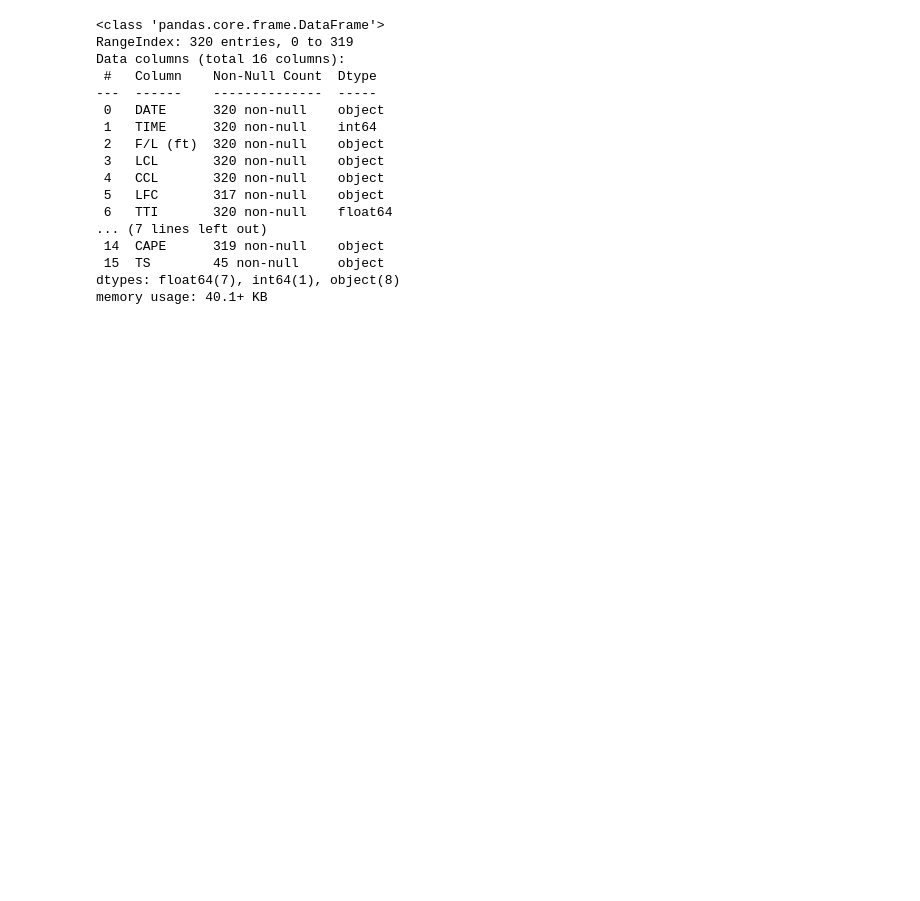
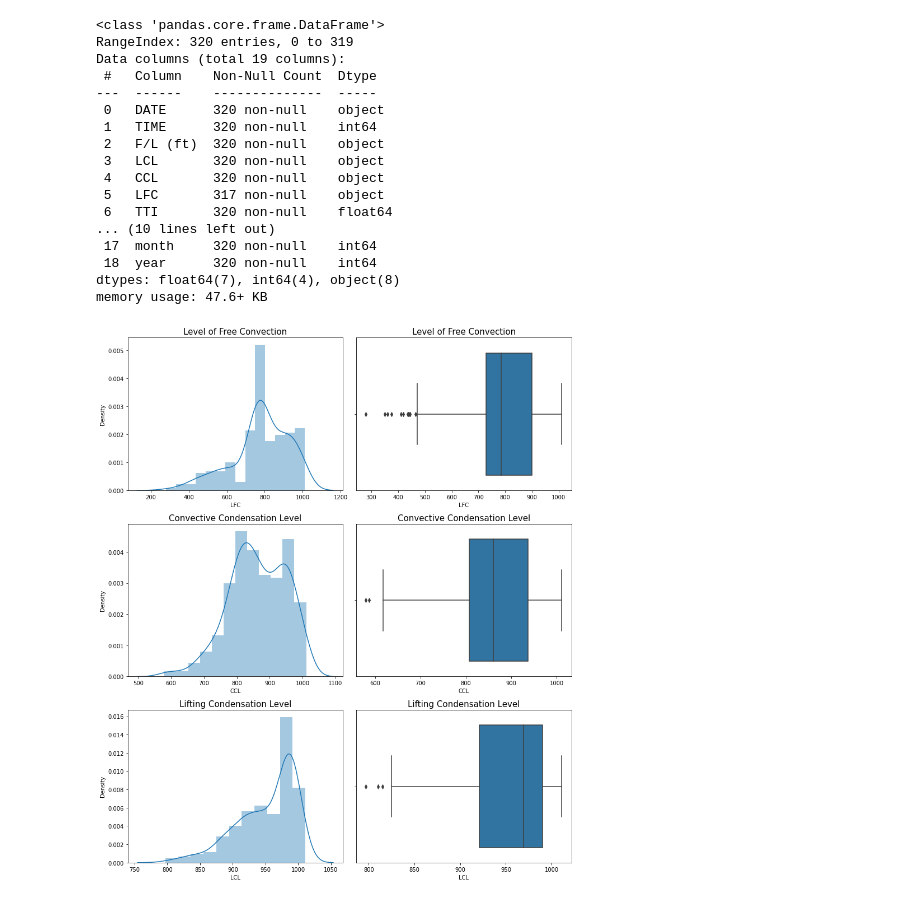
Before and after one commit to ishankarve/meta_analysis, a Jupyter notebook: met_forecast.ipynb, the cells around one changed output. Cells and saved outputs as stored; diff of their text form; code cells hidden in the pictures; blank space fills up the shorter version.

```diff
--- a/met_forecast.ipynb
+++ b/met_forecast.ipynb
@@ -55,9 +120,9 @@ train_df.describe().T
 # %%
-train_df.info(verbose=True, show_counts=True)
+met_df.info(verbose=True, show_counts=True)
 # %% [output]
 <class 'pandas.core.frame.DataFrame'>
 RangeIndex: 320 entries, 0 to 319
-Data columns (total 16 columns):
+Data columns (total 19 columns):
  #   Column    Non-Null Count  Dtype
 ---  ------    --------------  -----
  0   DATE      320 non-null    object
@@ -67,8 +132,8 @@ Data columns (total 16 columns):
  4   CCL       320 non-null    object
  5   LFC       317 non-null    object
  6   TTI       320 non-null    float64
-... (7 lines left out)
- 14  CAPE      319 non-null    object
- 15  TS        45 non-null     object
-dtypes: float64(7), int64(1), object(8)
-memory usage: 40.1+ KB
+... (10 lines left out)
+ 17  month     320 non-null    int64
+ 18  year      320 non-null    int64
+dtypes: float64(7), int64(4), object(8)
+memory usage: 47.6+ KB
@@ -74,0 +152,41 @@ memory usage: 40.1+ KB
+# %%
+met_df['TS'] = met_df['TS'].astype(str).astype(int)
+# %%
+met_df['DCI'] = met_df['DCI'].astype(str).apply(lambda x: x.replace("..", "." ))
+met_df['DCI'] = met_df['DCI'].astype(str).astype(float)
+# %%
+met_df['LFC'] = met_df['LFC'].apply(lambda x: "" if x == "nan" else x)
+# %%
+met_df['CCL'] = met_df['CCL'].astype(str).astype(float)
+met_df['LFC'] = met_df['LFC'].astype(str).astype(float)
+met_df['LCL'] = met_df['LCL'].astype(str).astype(float)
+met_df['CAPE'] = met_df['CAPE'].astype(str).astype(float)
+# %%
+# before we impute values of missing rows across columns, we need to undertake univariate analysis
+
+fig, axes = plt.subplots(nrows=3,ncols=2)
+fig.set_size_inches(12, 14)
+
+a = sns.distplot(met_df['LFC'] , ax=axes[0][0])
+a.set_title("Level of Free Convection",fontsize=15)
+
+a = sns.boxplot(met_df['LFC'] , orient = "v" , ax=axes[0][1])
+a.set_title("Level of Free Convection",fontsize=15)
+
+
+a = sns.distplot(met_df['CCL'] , ax=axes[1][0])
+a.set_title("Convective Condensation Level",fontsize=15)
+
+a = sns.boxplot(met_df['CCL'] , orient = "v" , ax=axes[1][1])
+a.set_title("Convective Condensation Level",fontsize=15)
+
+
+a = sns.distplot(met_df['LCL'] , ax=axes[2][0])
+a.set_title("Lifting Condensation Level",fontsize=15)
+
+a = sns.boxplot(met_df['LCL'] , orient = "v" , ax=axes[2][1])
+a.set_title("Lifting Condensation Level",fontsize=15)
+
+plt.tight_layout()
+# %% [output]
+[figure, added]
```
Also changed, not shown: parts of 21 cells of this notebook.
